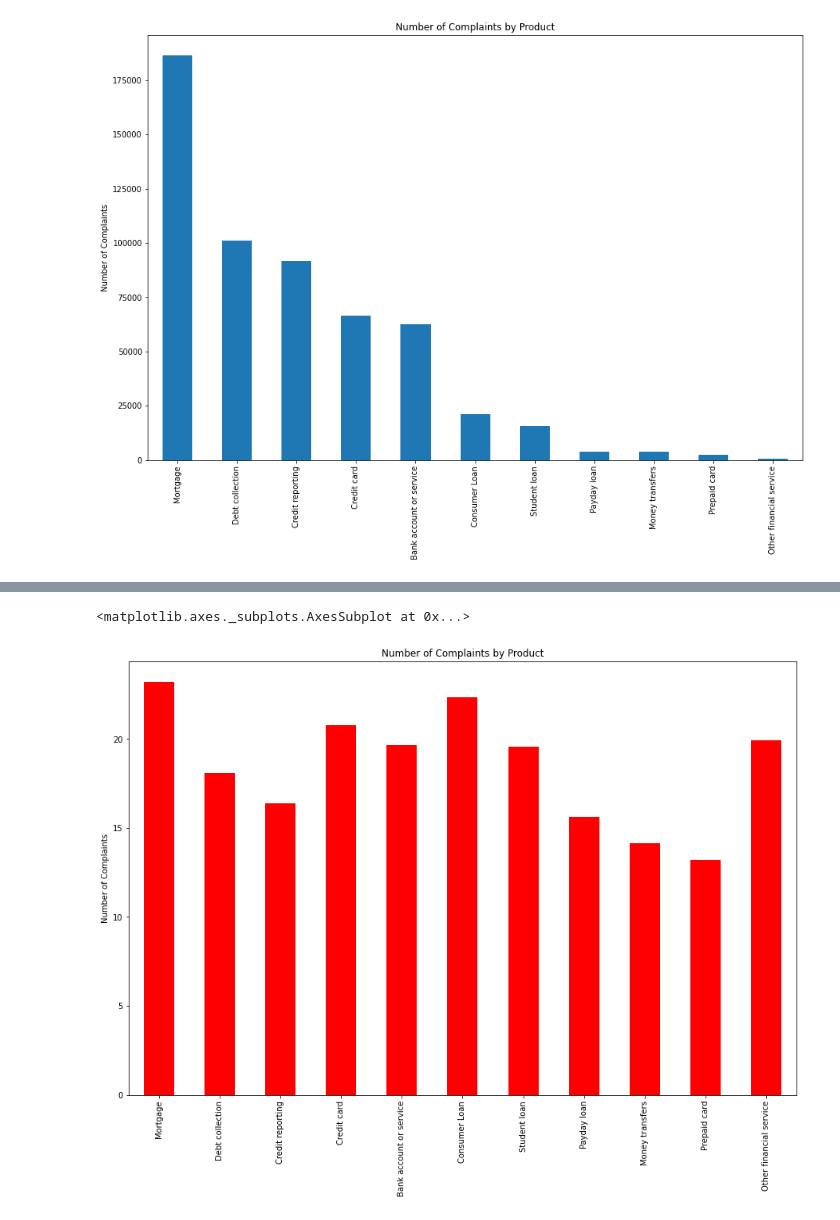
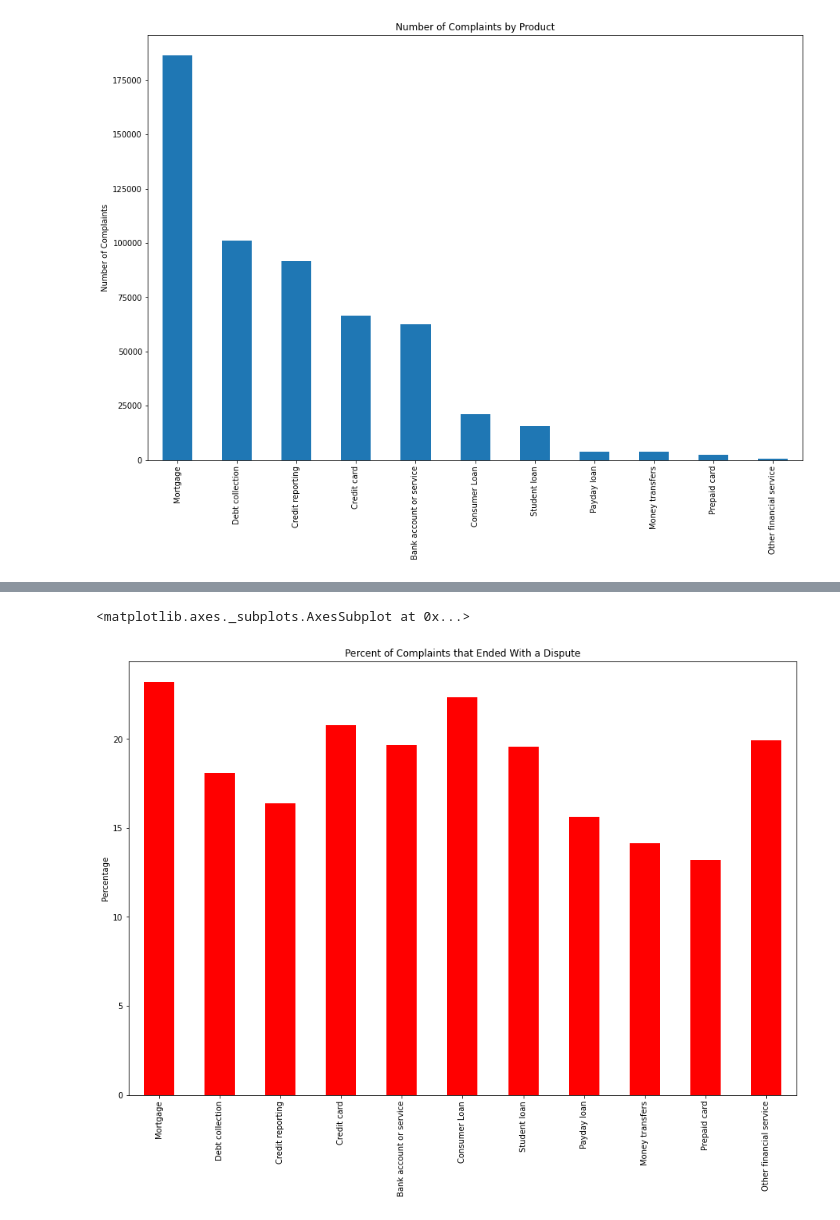
Before and after one commit to quantillinois/data-oa, a Jupyter notebook: ConsumerComplaints.ipynb, the cells around one changed output, grey strips where cells are left out. Drawn from its saved outputs; the diff is of its cells as text; code cells hidden in the pictures.

```diff
--- a/ConsumerComplaints.ipynb
+++ b/ConsumerComplaints.ipynb
@@ -258,5 +277,5 @@ productFrequency['percentTimely'].plot(kind="bar", figsize=(15, 10), title='Numb
 # %%
-productFrequency['percentDisputed'].plot(kind="bar", figsize=(15, 10), title='Number of Complaints by Product', ylabel = 'Number of Complaints', color = 'Red')
+productFrequency['percentDisputed'].plot(kind="bar", figsize=(15, 10), title='Percent of Complaints that Ended With a Dispute', ylabel = 'Percentage', color = 'Red')
 # %% [output]
 <matplotlib.axes._subplots.AxesSubplot at 0x...>
-[figure, old version]
+[figure, new version]
```
Also changed, not shown: parts of 20 cells of this notebook.
